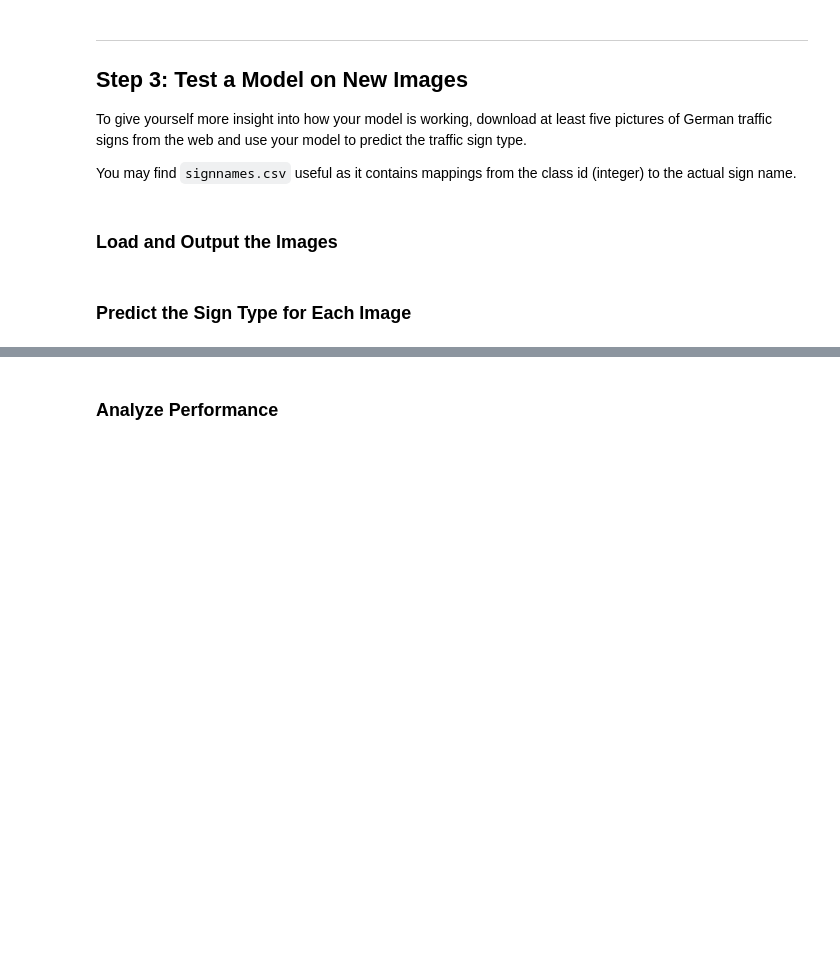
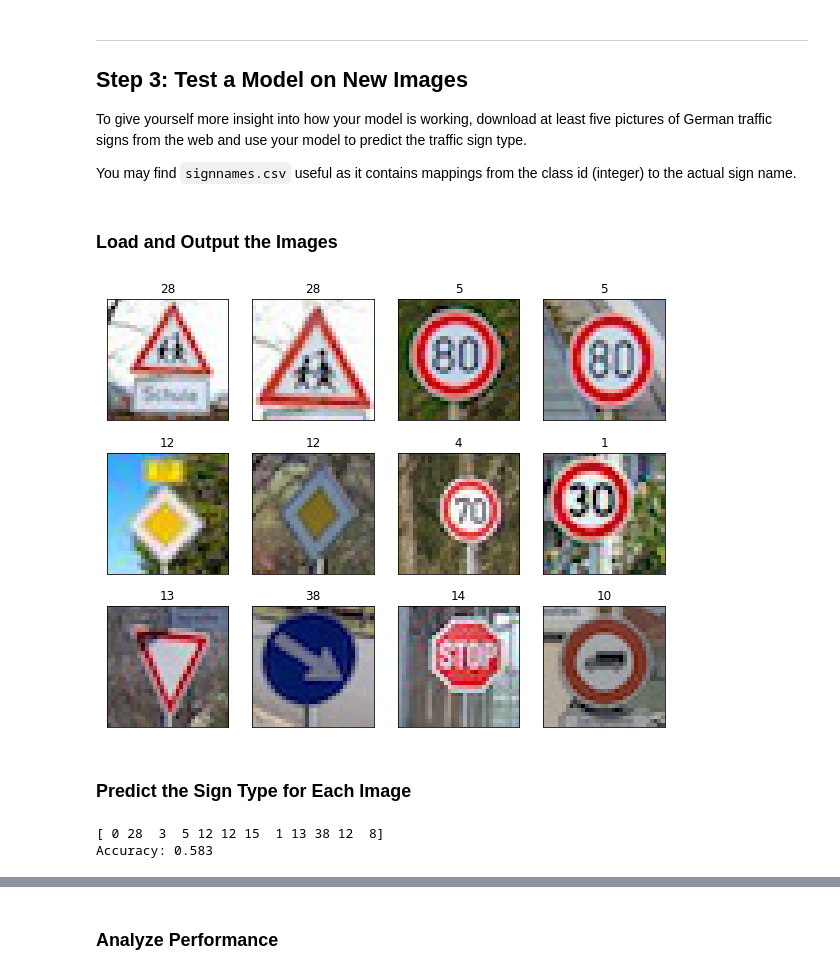
Before and after one commit to semeniuta/CarND-Traffic-Sign-Classifier-Project, a Jupyter notebook: Traffic_Sign_Classifier.ipynb, the cells around one changed output, grey strips where cells are left out. Drawn from its saved outputs; the diff is of its cells as text; code cells hidden in the pictures; blank space fills up the shorter version.

Commit message:
Prediction on web images

```diff
--- a/Traffic_Sign_Classifier.ipynb
+++ b/Traffic_Sign_Classifier.ipynb
@@ -261,9 +262,55 @@ You may find `signnames.csv` useful as it contains mappings from the class id (i
 # %%
 ### Load the images and plot them here.
 ### Feel free to use as many code cells as needed.
+# %%
+def open_web_images(web_images_dir):
+
+    df = pd.read_csv(os.path.join(web_images_dir, 'im-description.csv'))
+    images_list = [mpimg.imread(os.path.join(web_images_dir, f)) for f in df.filename]
+    return np.array(images_list), df
+# %%
+web_images_dir = 'web-images'
+
+web_images, web_images_desc = open_web_images(web_images_dir)
+
+web_images_scaled = tfnet.image_data_scaling(web_images, channel_means)
+web_images_scaled_1 = tfnet.image_data_scaling(web_images, tfnet.get_image_data_mean_per_channel(web_images))
+# %%
+plt.figure(figsize=(10, 8))
+for i in range(len(web_images_desc)):
+
+    plt.subplot(3, 4, i+1)
+
+    plt.imshow( web_images[i] )
+
+    plt.title(web_images_desc.image_class[i])
+    plt.xticks([])
+    plt.yticks([])
+# %% [output]
+[figure, added]
 # %% [markdown]
 ### Predict the Sign Type for Each Image
 # %%
 ### Run the predictions here and use the model to output the prediction for each image.
 ### Make sure to pre-process the images with the same pre-processing pipeline used earlier.
 ### Feel free to use as many code cells as needed.
+# %%
+with tf.Session() as session:
+
+    session.run(tf.global_variables_initializer())
+
+    saver.restore(session, SESSION_CHECKPOINT)
+
+    fd = {
+        x: web_images_scaled,
+        dropout_prob: 1.
+    }
+
+    web_images_predictions = session.run(tf.argmax(y_hat, 1), feed_dict=fd)
+    web_images_correct_predict = (web_images_predictions == web_images_desc.image_class)
+
+    print(web_images_predictions)
+    print('Accuracy: {:.3f}'.format( np.mean(web_images_correct_predict) ))
+# %% [output]
+[ 0 28  3  5 12 12 15  1 13 38 12  8]
+Accuracy: 0.583
```
Also changed, not shown: parts of 2 cells of this notebook, 13 other files.
